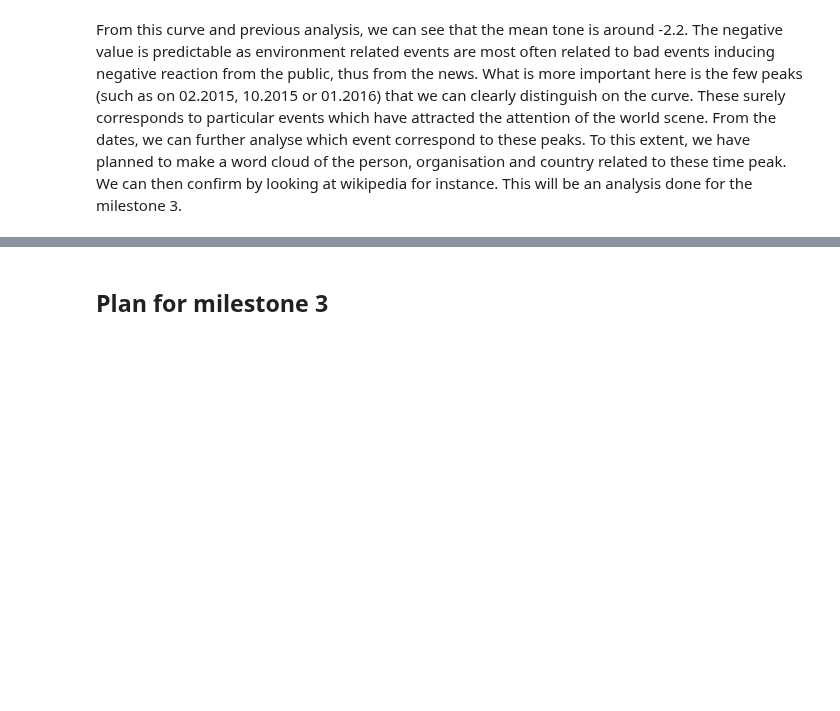
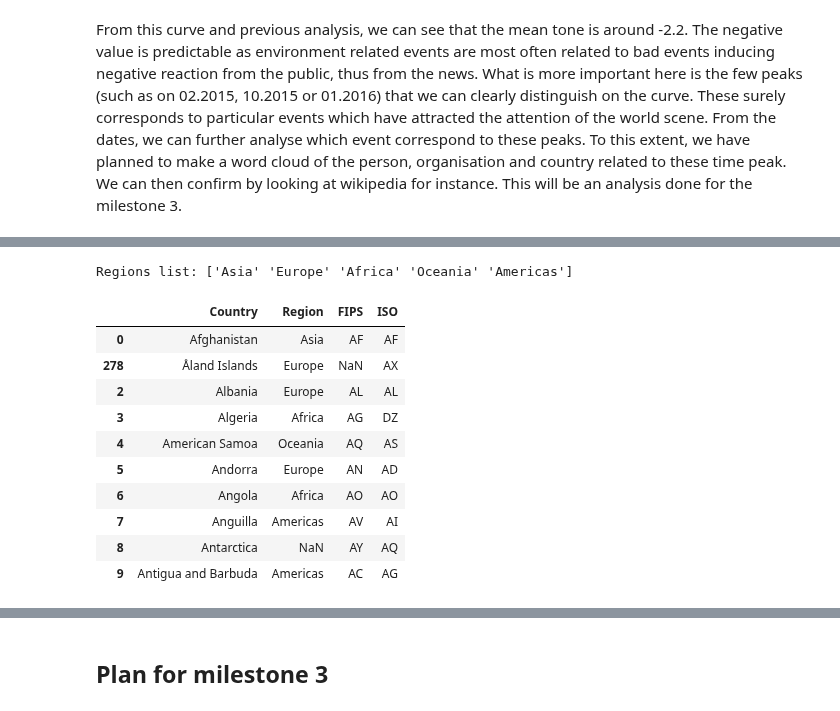
Before and after one commit to damlobster/ada2018, a Jupyter notebook: src/Milestone2.ipynb, the cells around one changed output, grey strips where cells are left out. Saved outputs shown, nothing was run; the diff lists cells and outputs as text; code cells hidden in the pictures; blank space fills up the shorter version.

```diff
--- a/src/Milestone2.ipynb
+++ b/src/Milestone2.ipynb
@@ -247,0 +255,2 @@ What is more important here is the few peaks (such as on 02.2015, 10.2015 or 01.
+# %%
+DATA_FOLDER = "mentions_counts/"
@@ -247,0 +261,27 @@ What is more important here is the few peaks (such as on 02.2015, 10.2015 or 01.
+# %%
+countries = pd.read_csv(DATA_FOLDER+"countries.csv")[["ISO", "Country", "Region"]]
+countries.ISO = countries.ISO.str.upper()
+countries.set_index("ISO", inplace=True)
+
+regions = countries.Region.unique()[:-1]
+print("Regions list:", regions)
+
+fips_to_iso = pd.read_csv(DATA_FOLDER+"fips-10-4-to-iso-country-codes.csv")
+countries = countries.merge(fips_to_iso, how="left", left_index=True, right_on="ISO")
+countries.drop(columns=["Name"], inplace=True)
+countries.dropna()
+
+countries.head(10)
+# %% [output]
+Regions list: ['Asia' 'Europe' 'Africa' 'Oceania' 'Americas']
+|  | Country | Region | FIPS | ISO |
+| 0 | Afghanistan | Asia | AF | AF |
+| 278 | Åland Islands | Europe | NaN | AX |
+| 2 | Albania | Europe | AL | AL |
+| 3 | Algeria | Africa | AG | DZ |
+| 4 | American Samoa | Oceania | AQ | AS |
+| 5 | Andorra | Europe | AN | AD |
+| 6 | Angola | Africa | AO | AO |
+| 7 | Anguilla | Americas | AV | AI |
+| 8 | Antarctica | NaN | AY | AQ |
+| 9 | Antigua and Barbuda | Americas | AC | AG |
```
Also changed, not shown: parts of 29 cells of this notebook, 11 other files.
